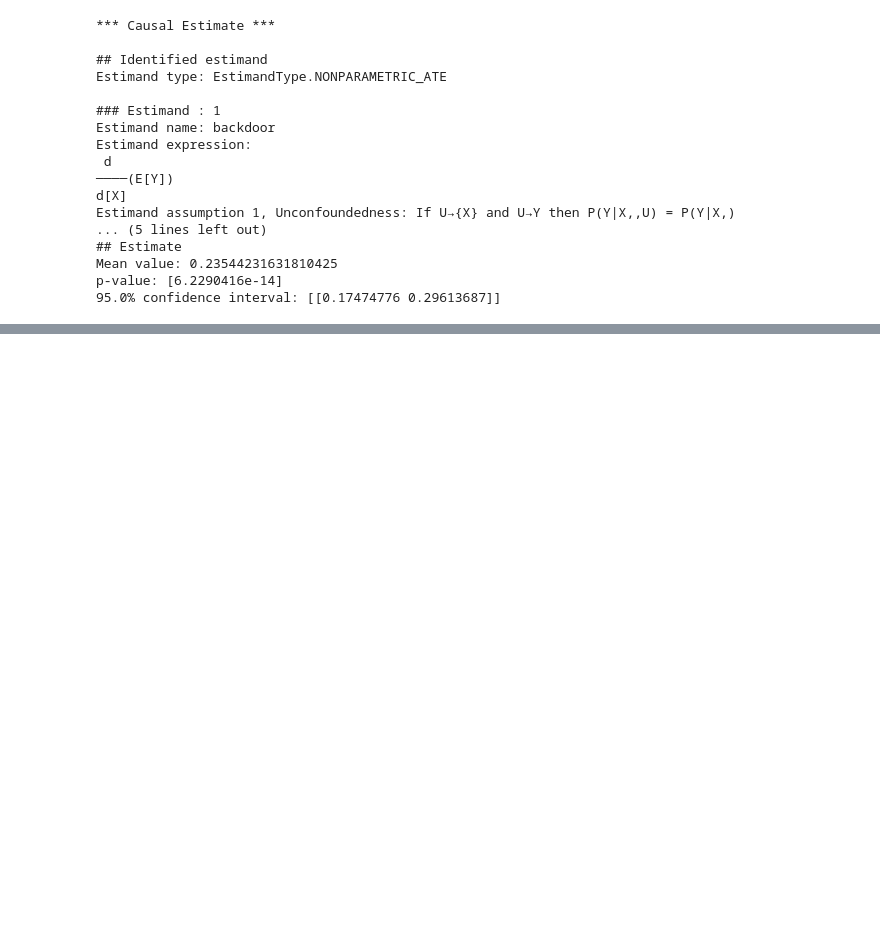
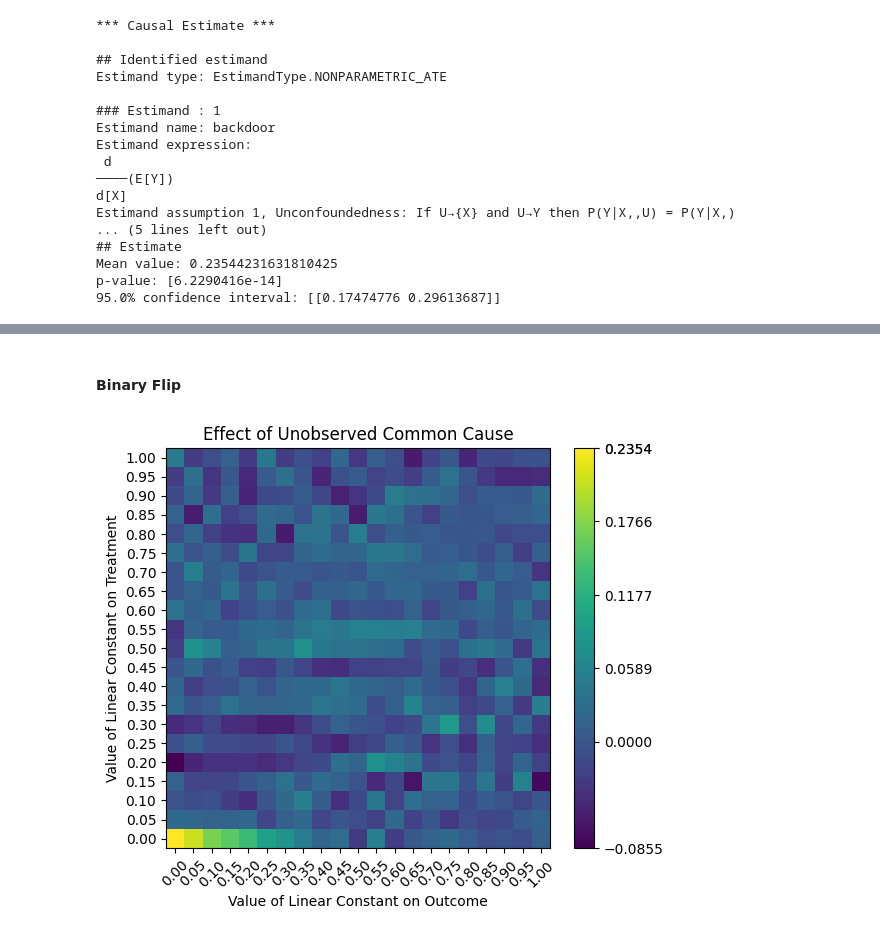
Before and after one commit to Causal-Inference-Group-C4AI/tests, a Jupyter notebook: notebooks/CausalModel/sensitivity_analysis.ipynb, the cells around one changed output, grey strips where cells are left out. Drawn from its saved outputs; the diff is of its cells as text; code cells hidden in the pictures; blank space fills up the shorter version.

```diff
--- a/notebooks/CausalModel/sensitivity_analysis.ipynb
+++ b/notebooks/CausalModel/sensitivity_analysis.ipynb
@@ -169,0 +147,17 @@ plt.show()
+# %% [markdown]
+#### Binary Flip
+# %%
+# Step 4: Refute (sensitivity analysis)
+strength_list = np.arange(0, 1.05, 0.05).round(2)
+
+ref = model.refute_estimate(
+    identified_estimand,
+    estimate,
+    method_name="add_unobserved_common_cause",
+    confounders_effect_on_treatment="binary_flip",
+    confounders_effect_on_outcome="binary_flip",
+    effect_strength_on_treatment=strength_list,
+    effect_strength_on_outcome=strength_list
+)
+# %% [output]
+[figure, added]
```
Also changed, not shown: parts of 23 cells of this notebook.
